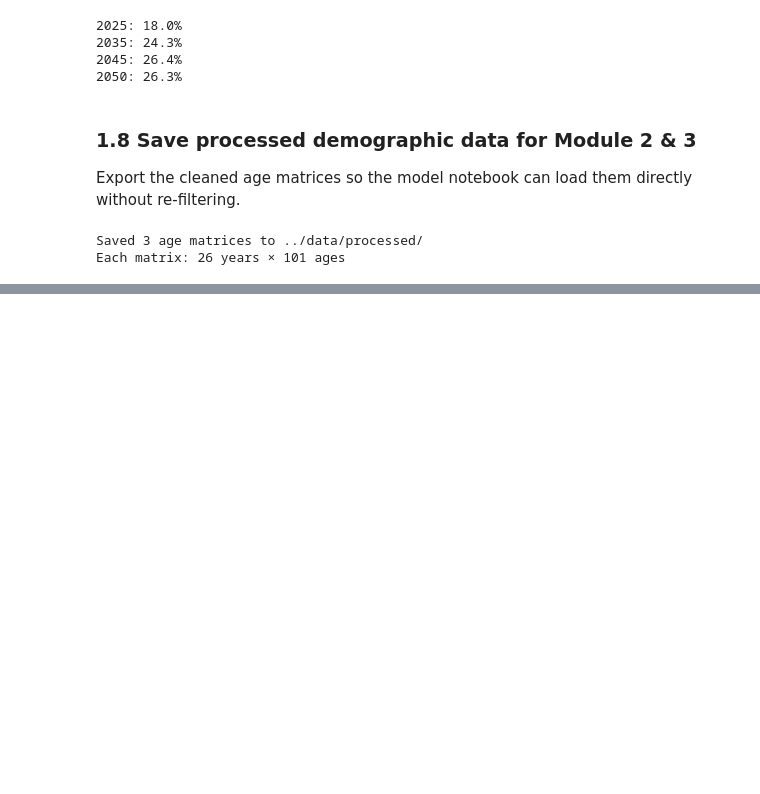
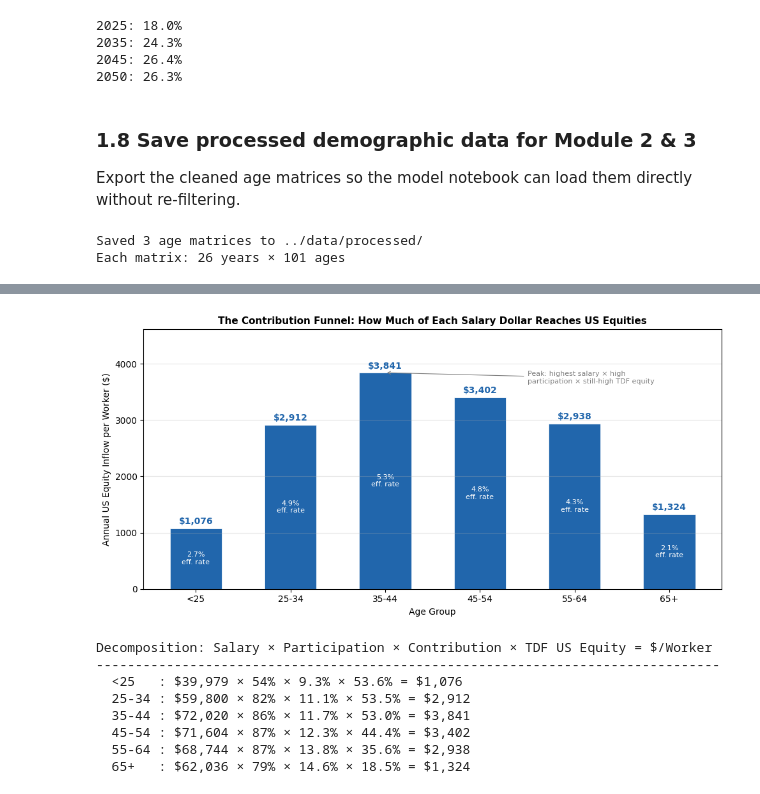
Before and after one commit to Aipinas/capstone-demographic-flows, a Jupyter notebook: notebooks/01_data_exploration.ipynb, the cells around one changed output, grey strips where cells are left out. Saved outputs shown, nothing was run; the diff lists cells and outputs as text; code cells hidden in the pictures; blank space fills up the shorter version.

```diff
--- a/notebooks/01_data_exploration.ipynb
+++ b/notebooks/01_data_exploration.ipynb
@@ -288,0 +488,62 @@ Each matrix: 26 years × 101 ages
+# %%
+# ── 2.2 Contribution funnel: what share of each salary dollar reaches US equities? ───
+
+fig, ax = plt.subplots(figsize=(10, 5))
+
+x = np.arange(len(age_groups))
+width = 0.55
+
+# The punchline: effective annual $ per worker reaching US equities
+bars = ax.bar(x, params['Annual US Equity per Worker ($)'],
+              width, color='#2166ac', edgecolor='white', linewidth=0.5)
+
+# Add value labels on bars
+for bar, rate in zip(bars, params['Effective US Equity Rate']):
+    height = bar.get_height()
+    ax.text(bar.get_x() + bar.get_width()/2, height + 40,
+            f'${height:,.0f}', ha='center', va='bottom',
+            fontsize=10, fontweight='bold', color='#2166ac')
+    ax.text(bar.get_x() + bar.get_width()/2, height/2,
+            f'{rate:.1%}\neff. rate', ha='center', va='center',
+            fontsize=8, color='white')
+
+ax.set_xticks(x)
+ax.set_xticklabels(age_groups)
+ax.set_xlabel('Age Group')
+ax.set_ylabel('Annual US Equity Inflow per Worker ($)')
+ax.set_title('The Contribution Funnel: How Much of Each Salary Dollar Reaches US Equities',
+             fontsize=11, fontweight='bold')
+ax.set_ylim(0, max(params['Annual US Equity per Worker ($)']) * 1.2)
+ax.grid(True, alpha=0.3, axis='y')
+
+# Annotation: why does it peak at 35-44?
+peak_idx = params['Annual US Equity per Worker ($)'].idxmax()
+ax.annotate('Peak: highest salary × high\nparticipation × still-high TDF equity',
+            xy=(peak_idx, params.loc[peak_idx, 'Annual US Equity per Worker ($)']),
+            xytext=(peak_idx + 1.5, params.loc[peak_idx, 'Annual US Equity per Worker ($)'] * 0.95),
+            fontsize=8, color='gray',
+            arrowprops=dict(arrowstyle='->', color='gray', lw=0.8))
+
+plt.tight_layout()
+plt.show()
+
+# Hard numbers alongside the chart
+print("\nDecomposition: Salary × Participation × Contribution × TDF US Equity = $/Worker")
+print("-" * 80)
+for _, r in params.iterrows():
+    sal = r['Median Annual Salary ($)']
+    par = r['Participation Rate']
+    con = r['Total Contribution Rate']
+    tdf_eq = r['TDF US Equity Share (Model)']
+    ann = r['Annual US Equity per Worker ($)']
+    print(f"  {r['Age Group']:<6}: ${sal:>6,.0f} × {par:.0%} × {con:.1%} × {tdf_eq:.1%} = ${ann:>5,.0f}")
+# %% [output]
+[figure, added]
+Decomposition: Salary × Participation × Contribution × TDF US Equity = $/Worker
+--------------------------------------------------------------------------------
+  <25   : $39,979 × 54% × 9.3% × 53.6% = $1,076
+  25-34 : $59,800 × 82% × 11.1% × 53.5% = $2,912
+  35-44 : $72,020 × 86% × 11.7% × 53.0% = $3,841
+  45-54 : $71,604 × 87% × 12.3% × 44.4% = $3,402
+  55-64 : $68,744 × 87% × 13.8% × 35.6% = $2,938
+  65+   : $62,036 × 79% × 14.6% × 18.5% = $1,324
```
Also changed, not shown: parts of 14 cells of this notebook, 6 other files.
